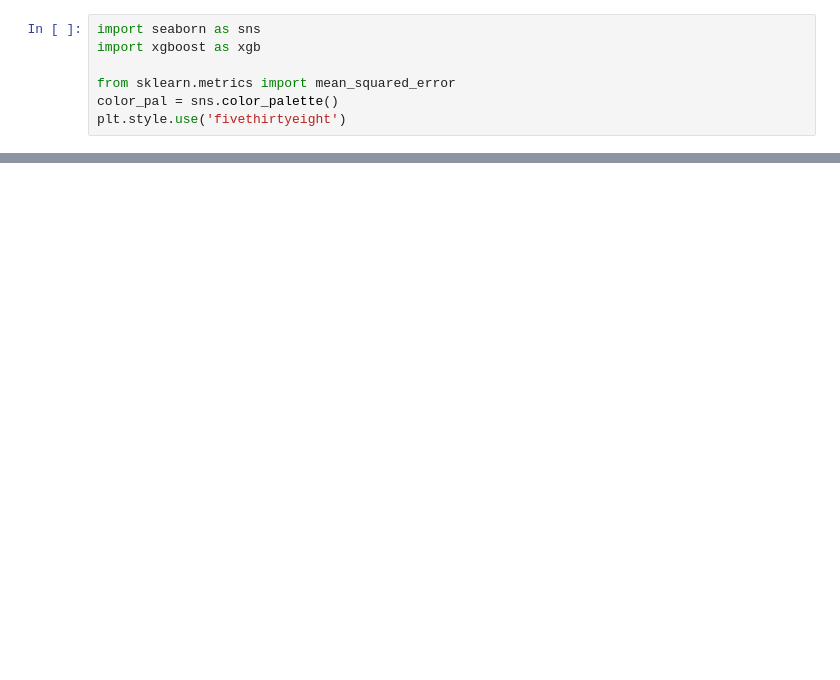
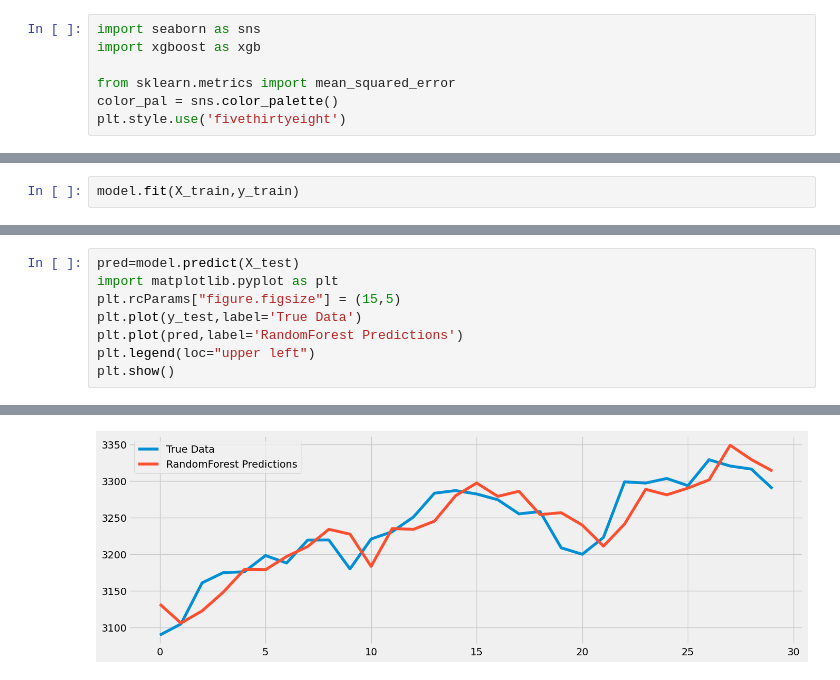
Before and after one commit to DarkMatter-999/Stock-Prediciton-ML, a Jupyter notebook: newstock.ipynb, the cells around one changed output, grey strips where cells are left out. Cells and saved outputs as stored; diff of their text form; blank space fills up the shorter version.

```diff
--- a/newstock.ipynb
+++ b/newstock.ipynb
@@ -294,0 +235,2 @@ df.tail()
+# %%
+model.fit(X_train,y_train)
@@ -294,0 +242,9 @@ df.tail()
+# %%
+pred=model.predict(X_test)
+import matplotlib.pyplot as plt
+plt.rcParams["figure.figsize"] = (15,5)
+plt.plot(y_test,label='True Data')
+plt.plot(pred,label='RandomForest Predictions')
+plt.legend(loc="upper left")
+plt.show()
+# %% [output]
@@ -294,0 +253 @@ df.tail()
+[figure, added]
```
Also changed, not shown: parts of 26 cells of this notebook, 2 other files.
